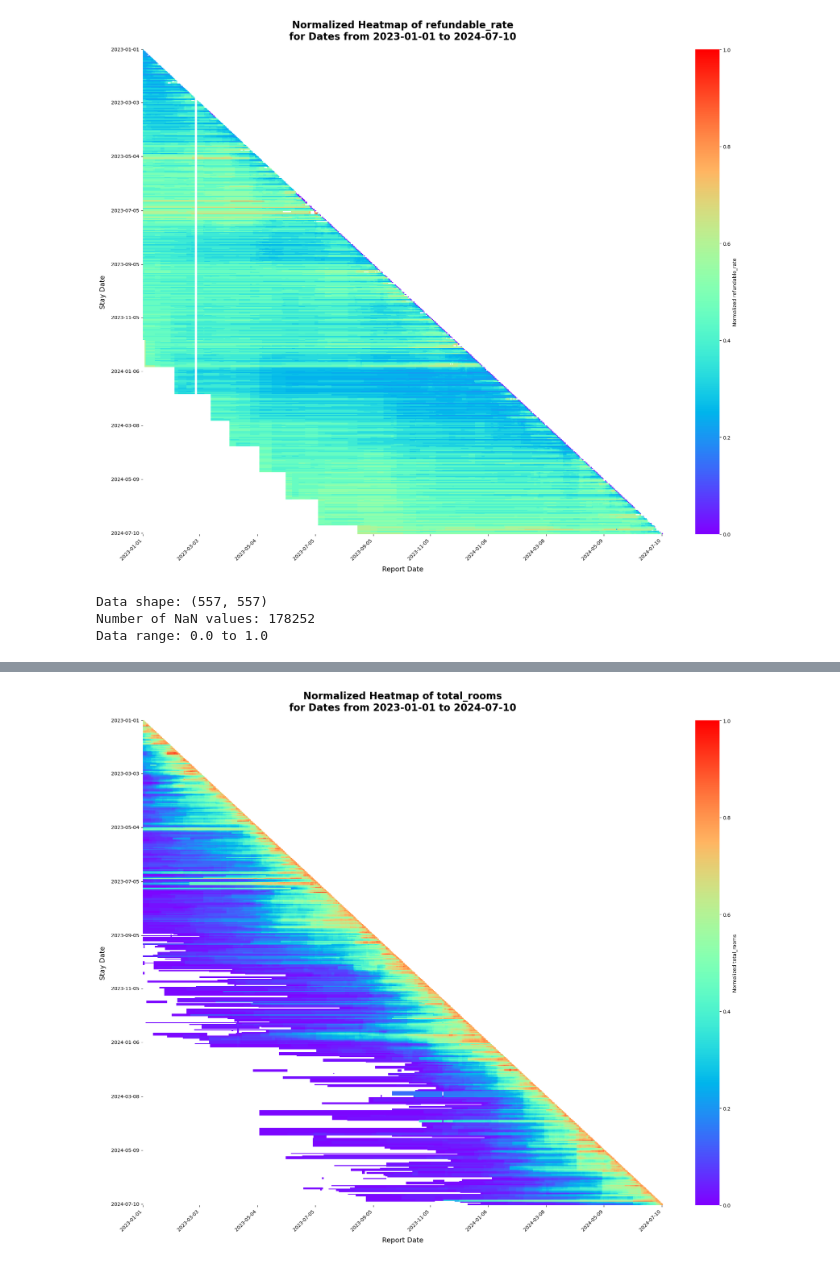
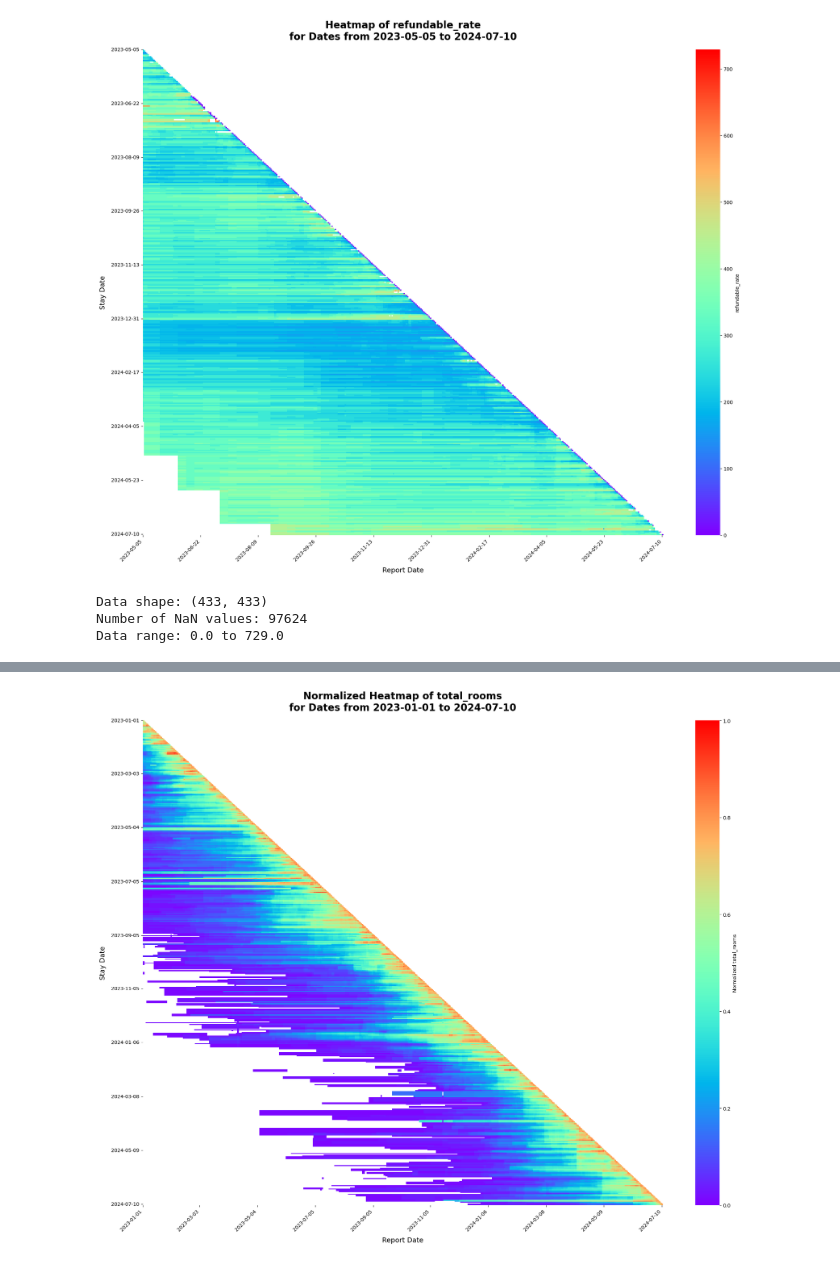
Before and after one commit to Fractal14/hotelcloud, a Jupyter notebook: heatmaps.ipynb, the cells around one changed output, grey strips where cells are left out. Drawn from its saved outputs; the diff is of its cells as text; code cells hidden in the pictures.

```diff
--- a/heatmaps.ipynb
+++ b/heatmaps.ipynb
@@ -12,7 +13,8 @@ mismatched_rates_data = pd.read_csv('rates_6_refundables.csv')
 full_refundable_rates_data = pd.read_csv('full_refundables_rate_data.csv')
 bookings_forecast_data = pd.read_csv('bookings_forecast.csv')
 # %%
-def create_normalized_heatmap(data, start_date, end_date, value_column='refundable_rate', cmap='rainbow'):
+
+def create_heatmap(data, start_date, end_date, value_column='refundable_rate', cmap='rainbow'):
     # Convert 'report_date' and 'stay_date' to datetime and then to date
     data['report_date'] = pd.to_datetime(data['report_date']).dt.date
     data['stay_date'] = pd.to_datetime(data['stay_date']).dt.date
@@ -33,17 +35,8 @@ def create_normalized_heatmap(data, start_date, end_date, value_column='refundab
         print("Warning: Infinite or very large values detected in the data.")
         pivot_data = pivot_data.replace([np.inf, -np.inf], np.nan)
 
-    # Normalize the data to 0-1 range, handling potential division by zero
-    pivot_data_min = pivot_data.min().min()
-    pivot_data_max = pivot_data.max().max()
-    if pivot_data_min == pivot_data_max:
-        print("Warning: All values are the same. Cannot normalize.")
-        normalized_data = pivot_data
-    else:
-        normalized_data = (pivot_data - pivot_data_min) / (pivot_data_max - pivot_data_min)
-
     # Check if the data is not empty
-    if not normalized_data.empty:
+    if not pivot_data.empty:
         # Set up the plot style
         plt.style.use('default')
 
@@ -52,17 +45,17 @@ def create_normalized_heatmap(data, start_date, end_date, value_column='refundab
 
         # Create the heatmap using seaborn
         sns.heatmap(
-            normalized_data,
+            pivot_data,
             cmap=cmap,
             annot=False,
             fmt='.2f',
-            cbar_kws={'label': f'Normalized {value_column}'},
+            cbar_kws={'label': f'{value_column}'},
             ax=ax,
-            mask=normalized_data.isnull()
+            mask=pivot_data.isnull()
         )
 
         # Set title and labels
-        ax.set_title(f'Normalized Heatmap of {value_column}\nfor Dates from {start_date} to {end_date}',
+        ax.set_title(f'Heatmap of {value_column}\nfor Dates from {start_date} to {end_date}',
                      fontsize=20, fontweight='bold', pad=20)
         ax.set_xlabel('Report Date', fontsize=14, labelpad=10)
         ax.set_ylabel('Stay Date', fontsize=14, labelpad=10)
@@ -87,8 +80,8 @@ def create_normalized_heatmap(data, start_date, end_date, value_column='refundab
         plt.show()
 
         # Print some statistics about the data
-        print(f"Data shape: {normalized_data.shape}")
-        print(f"Number of NaN values: {normalized_data.isna().sum().sum()}")
-        print(f"Data range: {normalized_data.min().min()} to {normalized_data.max().max()}")
+        print(f"Data shape: {pivot_data.shape}")
+        print(f"Number of NaN values: {pivot_data.isna().sum().sum()}")
+        print(f"Data range: {pivot_data.min().min()} to {pivot_data.max().max()}")
     else:
         print(f"No data found for dates from {start_date} to {end_date}.")
@@ -99,9 +115,11 @@ mismatched_rates_data = pd.read_csv('rates_6_refundables.csv')
 full_refundable_rates_data = pd.read_csv('full_refundables_rate_data.csv')
 # %%
 #Ful Refundable Rates
-create_normalized_heatmap(full_refundable_rates_data, '2023-01-01', '2024-07-10', 'refundable_rate', cmap='rainbow')
+start_date = '2023-05-05'
+end_date = '2024-07-10'
+create_heatmap(full_refundable_rates_data, start_date, end_date, 'refundable_rate', cmap='rainbow')
 # %% [output]
-[figure, old version]
+[figure, new version]
-Data shape: (557, 557)
-Number of NaN values: 178252
-Data range: 0.0 to 1.0
+Data shape: (433, 433)
+Number of NaN values: 97624
+Data range: 0.0 to 729.0
```
Also changed, not shown: parts of 3 cells of this notebook, 8 other files.
